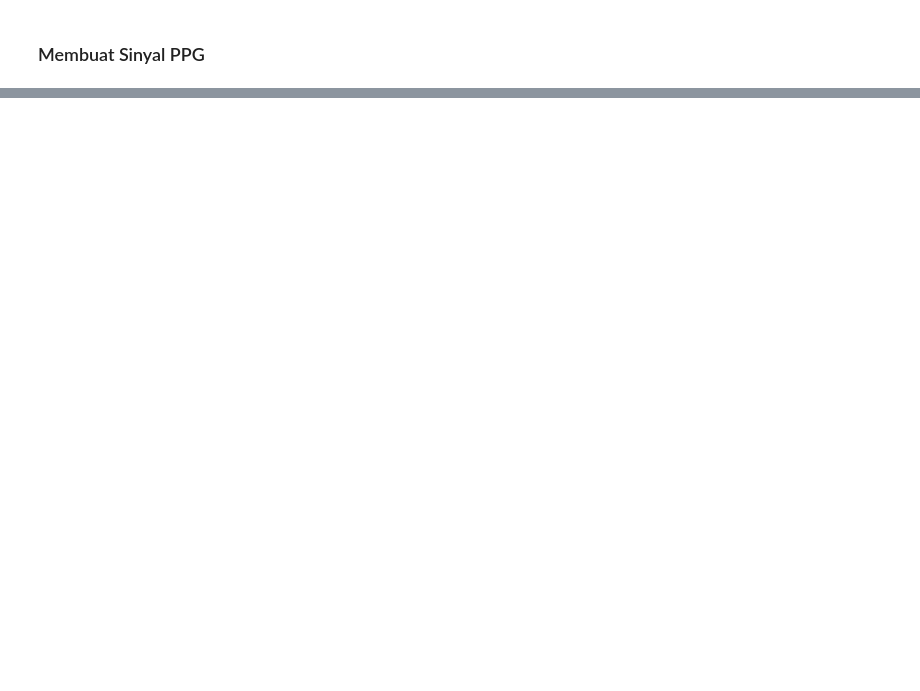
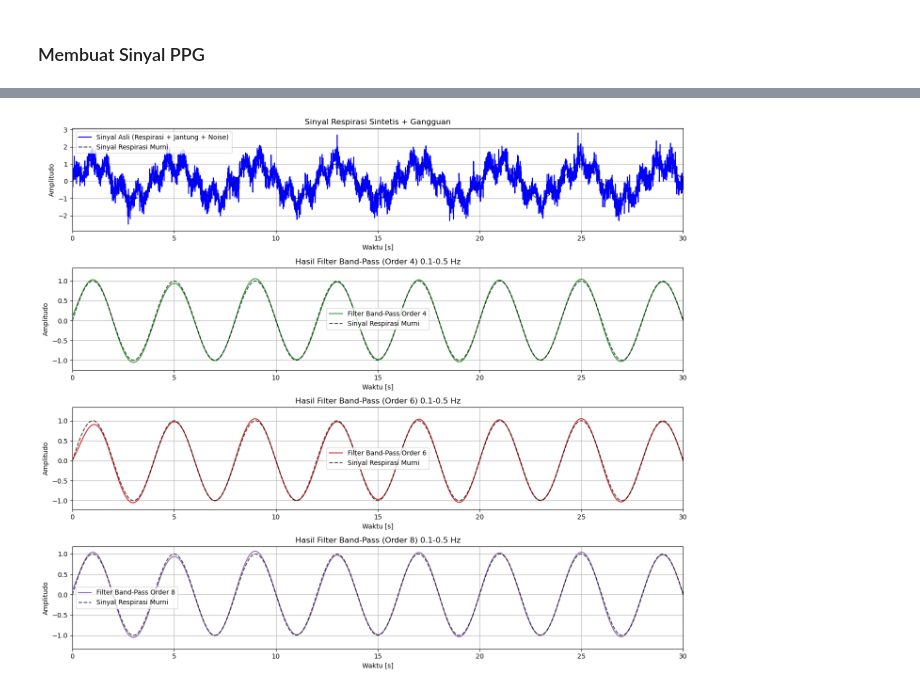
Before and after one commit to elsaelisa09/Data-Signal-Processing, a Jupyter notebook: 122140135_ho2.ipynb, the cells around one changed output, grey strips where cells are left out. Drawn from its saved outputs; the diff is of its cells as text; code cells hidden in the pictures; blank space fills up the shorter version.

```diff
--- a/122140135_ho2.ipynb
+++ b/122140135_ho2.ipynb
@@ -134,0 +239,91 @@ Semakin rendah sampling frequency (fs), sinyal akan semakin terdistorsi karena k
+# %%
+import numpy as np
+import matplotlib.pyplot as plt
+from scipy.signal import butter, sosfiltfilt, sosfreqz
+
+# 1. GENERATE SINYAL RESPIRASI + GANGGUAN
+
+duration = 135  # detik
+fs = 150        # sampling rate (Hz)
+t = np.linspace(0, duration, int(duration * fs), endpoint=False)
+noise_level = 0.35
+heart_rate_freq = 80 / 60  # Konversi BPM ke Hz (~1.33 Hz)
+
+np.random.seed(31209)
+
+respiration_signal = np.sin(2 * np.pi * 0.25 * t)
+heart_signal = 0.5 * np.sin(2 * np.pi * heart_rate_freq * t)
+noise = noise_level * np.random.randn(len(t))
+signal = respiration_signal + heart_signal + noise
+
+# 2. DESAIN BAND-PASS FILTER (Dengan Variasi Order)
+
+def butter_bandpass(lowcut, highcut, fs, order=5):
+    nyquist = 0.5 * fs
+    low = lowcut / nyquist
+    high = highcut / nyquist
+    sos = butter(order, [low, high], btype='band', output='sos')
+    return sos
+
+def apply_filter(signal, lowcut, highcut, fs, order=5):
+    sos = butter_bandpass(lowcut, highcut, fs, order=order)
+    filtered_signal = sosfiltfilt(sos, signal)
+    return filtered_signal
+
+# Parameter
+cutoff = (0.1, 0.5)
+orders = [4, 6, 8]  # Variasi order filter
+
+# Simpan hasil filter untuk tiap order
+filtered_signals = {}
+for order in orders:
+    filtered_signals[order] = apply_filter(signal, cutoff[0], cutoff[1], fs, order=order)
+
+# 3. VISUALISASI HASIL
+
+plt.figure(figsize=(14, 12))
+
+# Subplot 1: Sinyal Asli
+plt.subplot(len(orders)+1, 1, 1)
+plt.plot(t, signal, label='Sinyal Asli (Respirasi + Jantung + Noise)', color='blue')
+plt.plot(t, respiration_signal, '--', label='Sinyal Respirasi Murni', color='black', alpha=0.7)
+plt.title('Sinyal Respirasi Sintetis + Gangguan')
+plt.xlabel('Waktu [s]')
+plt.ylabel('Amplitudo')
+plt.legend()
+plt.grid(True)
+plt.xlim(0, 30)
+
+# Subplot 2+: Filter hasil
+for idx, order in enumerate(orders, start=2):
+    plt.subplot(len(orders)+1, 1, idx)
+    plt.plot(t, filtered_signals[order], label=f'Filter Band-Pass Order {order}', color='C'+str(idx))
+    plt.plot(t, respiration_signal, '--', label='Sinyal Respirasi Murni', color='black', alpha=0.7)
+    plt.title(f'Hasil Filter Band-Pass (Order {order}) 0.1-0.5 Hz')
+    plt.xlabel('Waktu [s]')
+    plt.ylabel('Amplitudo')
+    plt.legend()
+    plt.grid(True)
+    plt.xlim(0, 30)
+
+plt.tight_layout()
+
+# 4. VISUALISASI RESPONS FREKUENSI FILTER
+
+plt.figure(figsize=(10, 6))
+for order in orders:
+    sos = butter_bandpass(cutoff[0], cutoff[1], fs, order=order)
+    w, h = sosfreqz(sos, worN=2000, fs=fs)
+    plt.plot(w, 20 * np.log10(np.maximum(abs(h), 1e-5)), label=f'Order {order}')
+
+plt.title('Respons Frekuensi Band-Pass dengan Variasi Orde')
+plt.xlabel('Frekuensi [Hz]')
+plt.ylabel('Gain [dB]')
+plt.axvline(0.25, color='red', linestyle='--', label="Frekuensi Respirasi (0.25 Hz)")
+plt.axvline(1.33, color='green', linestyle='--', label="Frekuensi Jantung (1.33 Hz)")
+plt.legend()
+plt.grid(True)
+plt.ylim(-80, 5)
+plt.show()
+# %% [output]
+[figure, added]
```
Also changed, not shown: parts of 10 cells of this notebook.
